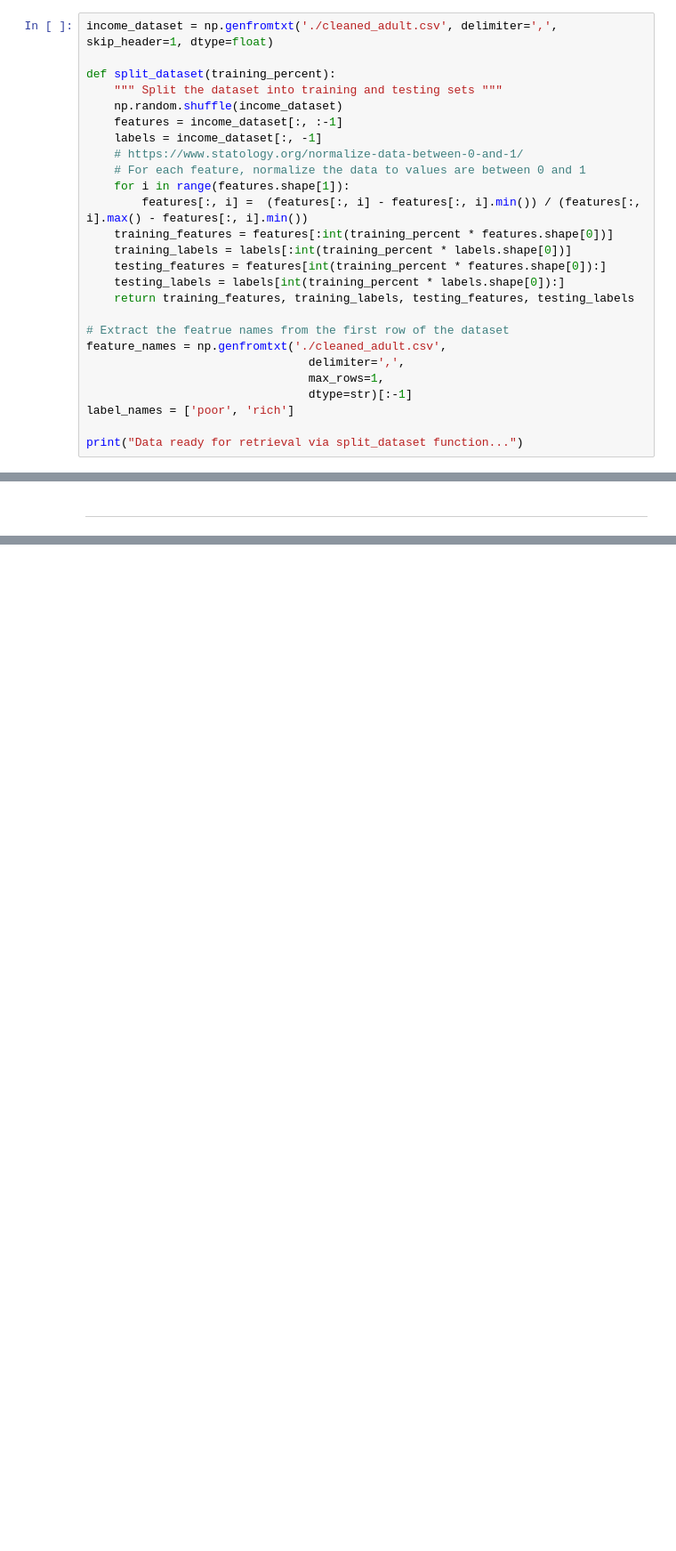
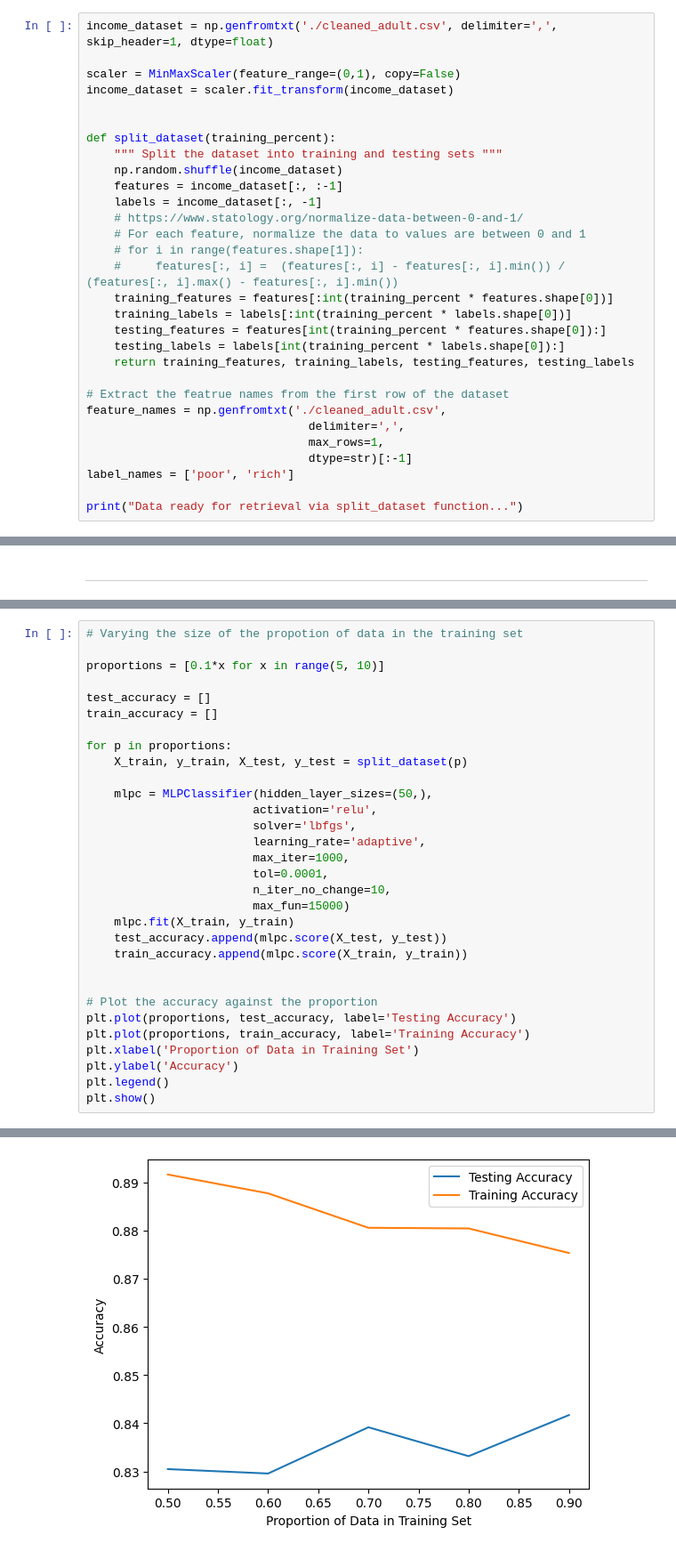
Before and after one commit to SeanMcAuliffe/data-mining, a Jupyter notebook: a1/a1_nn.ipynb, the cells around one changed output, grey strips where cells are left out. Shown: that part at 89% size. Drawn from its saved outputs; the diff is of its cells as text; blank space fills up the shorter version.

```diff
--- a/a1/a1_nn.ipynb
+++ b/a1/a1_nn.ipynb
@@ -37,6 +38,10 @@ from sklearn.exceptions import ConvergenceWarning
 Here the data is preprocessed according to the recommendation in Appendix A of the assignment specification. Specifically, for each feature of the training data, we normalize the feature to ensure that its minimum value is 0 and its maximum value is 1. We apply the same scaling to all datapoints for that feature. We also apply the same scaling to the test data.
 # %%
 income_dataset = np.genfromtxt('./cleaned_adult.csv', delimiter=',', skip_header=1, dtype=float)
+
+scaler = MinMaxScaler(feature_range=(0,1), copy=False)
+income_dataset = scaler.fit_transform(income_dataset)
+
 
 def split_dataset(training_percent):
     """ Split the dataset into training and testing sets """
@@ -45,8 +50,8 @@ def split_dataset(training_percent):
     labels = income_dataset[:, -1]
     # https://www.statology.org/normalize-data-between-0-and-1/
     # For each feature, normalize the data to values are between 0 and 1
-    for i in range(features.shape[1]):
-        features[:, i] =  (features[:, i] - features[:, i].min()) / (features[:, i].max() - features[:, i].min())
+    # for i in range(features.shape[1]):
+    #     features[:, i] =  (features[:, i] - features[:, i].min()) / (features[:, i].max() - features[:, i].min())
     training_features = features[:int(training_percent * features.shape[0])]
     training_labels = labels[:int(training_percent * labels.shape[0])]
     testing_features = features[int(training_percent * features.shape[0]):]
@@ -340,0 +353,32 @@ Increasing the maximum number of iterations does not seem to improve the testing
+# %%
+# Varying the size of the propotion of data in the training set
+
+proportions = [0.1*x for x in range(5, 10)]
+
+test_accuracy = []
+train_accuracy = []
+
+for p in proportions:
+    X_train, y_train, X_test, y_test = split_dataset(p)
+
+    mlpc = MLPClassifier(hidden_layer_sizes=(50,),
+                        activation='relu',
+                        solver='lbfgs',
+                        learning_rate='adaptive',
+                        max_iter=1000,
+                        tol=0.0001,
+                        n_iter_no_change=10,
+                        max_fun=15000)
+    mlpc.fit(X_train, y_train)
+    test_accuracy.append(mlpc.score(X_test, y_test))
+    train_accuracy.append(mlpc.score(X_train, y_train))
+
+
+# Plot the accuracy against the proportion
+plt.plot(proportions, test_accuracy, label='Testing Accuracy')
+plt.plot(proportions, train_accuracy, label='Training Accuracy')
+plt.xlabel('Proportion of Data in Training Set')
+plt.ylabel('Accuracy')
+plt.legend()
+plt.show()
+# %% [output]
@@ -340,0 +402 @@ Increasing the maximum number of iterations does not seem to improve the testing
+[figure, added]
```
Also changed, not shown: parts of 7 cells of this notebook, 3 other files.
